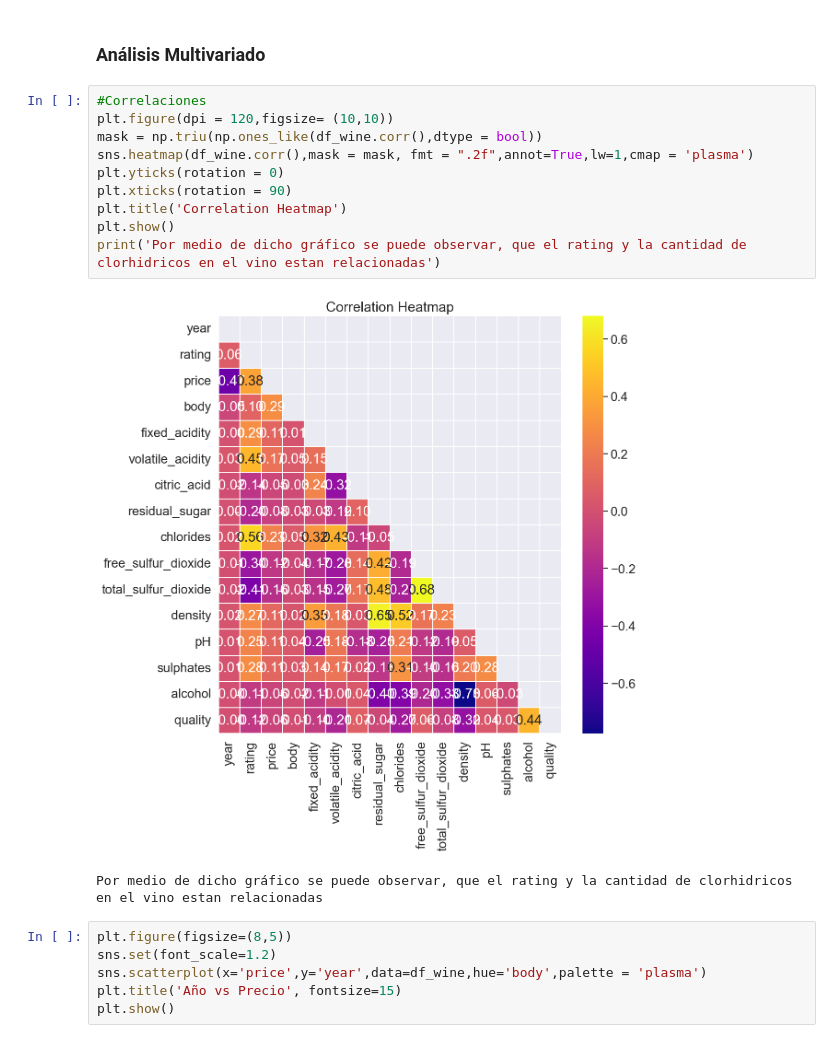
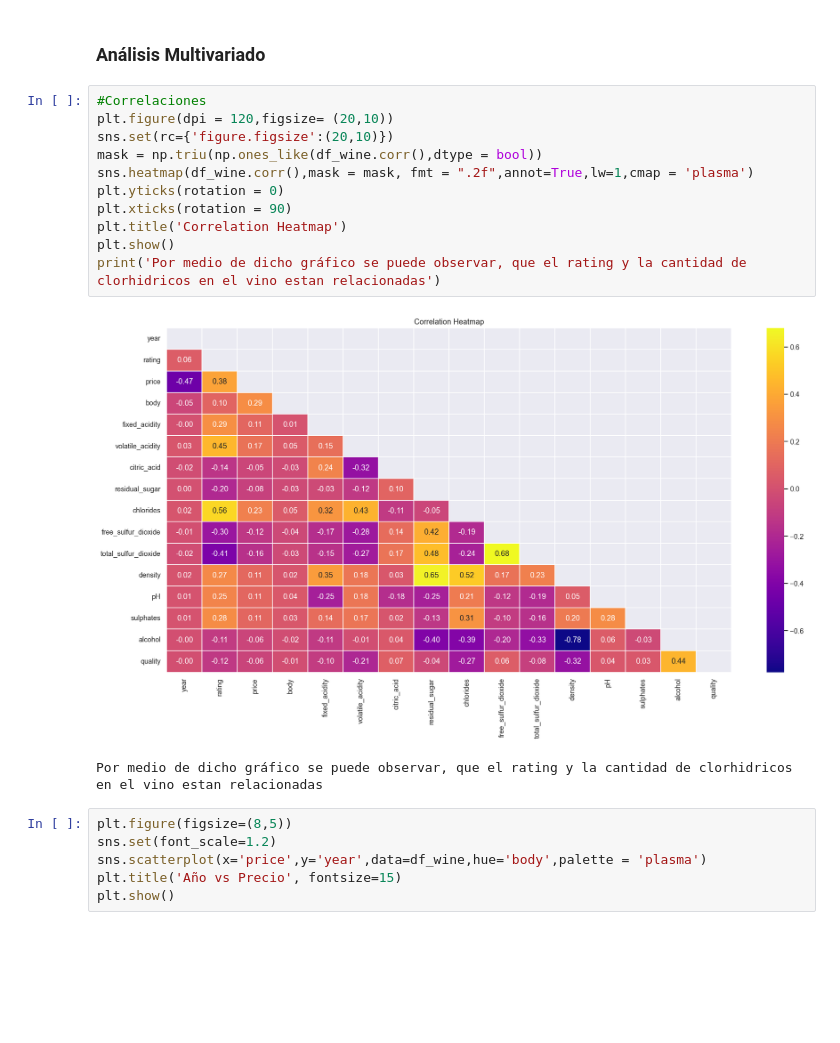
Before and after one commit to car-vigo/vinos-corderhouse, a Jupyter notebook: notebooks/3.0-vinos.coderhouse-eda.ipynb, the cells around one changed output. Cells and saved outputs as stored; diff of their text form; blank space fills up the shorter version.

Commit message:
correcion de heatmap

```diff
--- a/notebooks/3.0-vinos.coderhouse-eda.ipynb
+++ b/notebooks/3.0-vinos.coderhouse-eda.ipynb
@@ -224,16 +224,17 @@ plt.show()
 ### Análisis Multivariado
 # %%
 #Correlaciones
-plt.figure(dpi = 120,figsize= (10,10))
+plt.figure(dpi = 120,figsize= (20,10))
+sns.set(rc={'figure.figsize':(20,10)})
 mask = np.triu(np.ones_like(df_wine.corr(),dtype = bool))
 sns.heatmap(df_wine.corr(),mask = mask, fmt = ".2f",annot=True,lw=1,cmap = 'plasma')
 plt.yticks(rotation = 0)
 plt.xticks(rotation = 90)
 plt.title('Correlation Heatmap')
 plt.show()
 print('Por medio de dicho gráfico se puede observar, que el rating y la cantidad de clorhidricos en el vino estan relacionadas')
 # %% [output]
-[figure, old version]
+[figure, new version]
 Por medio de dicho gráfico se puede observar, que el rating y la cantidad de clorhidricos en el vino estan relacionadas
 # %%
 plt.figure(figsize=(8,5))
```
Also changed, not shown: parts of 2 cells of this notebook.
